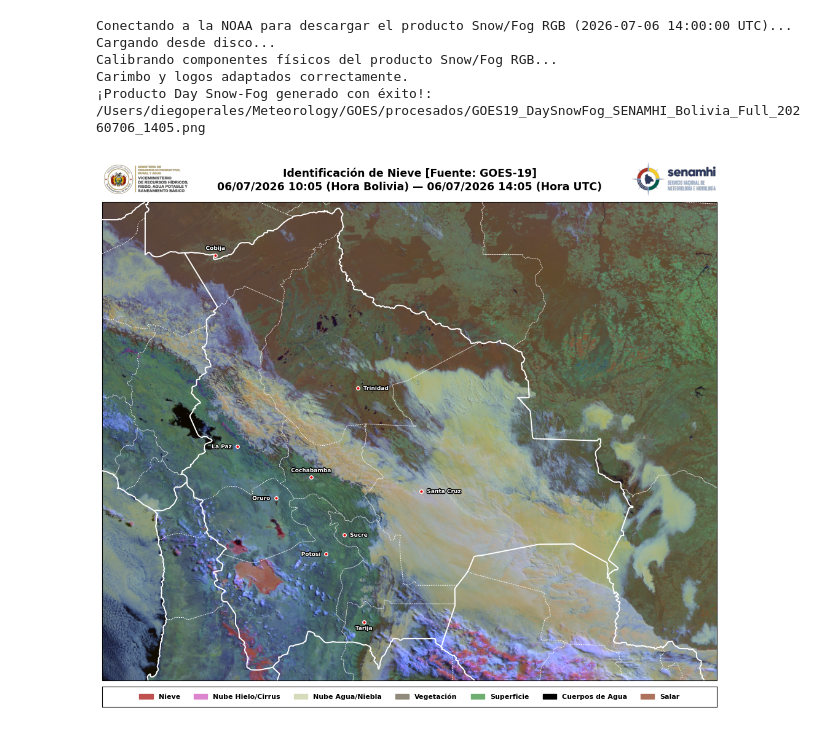
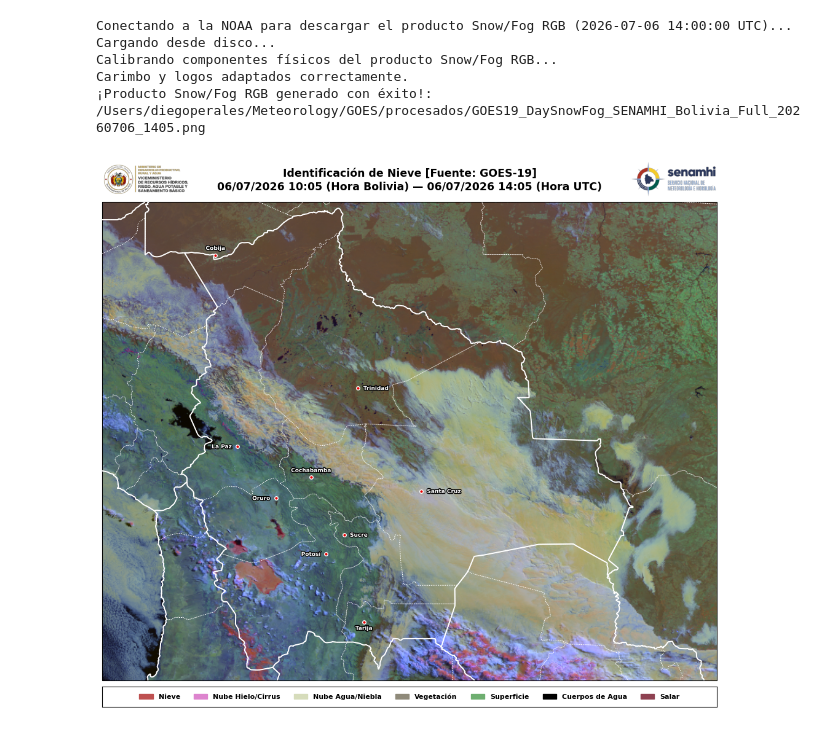
Before and after one commit to diegomapper/goes_env, a Jupyter notebook: Scripts/04_goes19_snowcloud.ipynb, the cells around one changed output. Cells and saved outputs as stored; diff of their text form; code cells hidden in the pictures.

Commit message:
Actualizar el color del salar

```diff
--- a/Scripts/04_goes19_snowcloud.ipynb
+++ b/Scripts/04_goes19_snowcloud.ipynb
@@ -187,7 +187,7 @@ parches_leyenda = [
     mpatches.Patch(color='#8F8A7A', label='Vegetación'),
     mpatches.Patch(color='#6EAE70', label='Superficie'),
     mpatches.Patch(color='#000000', label='Cuerpos de Agua'),
-    mpatches.Patch(color='#AE725C', label='Salar')
+    mpatches.Patch(color='#8E4151', label='Salar')
 ]
 
 leyenda = ax_leyenda.legend(handles=parches_leyenda, loc='center', ncol=7, frameon=False, fontsize=8.0)
@@ -201,32 +201,32 @@ PATH_LOGOS = os.path.join(BASE_DIR, "logos")
 try:
     img_ministerio_path = os.path.join(PATH_LOGOS, "logo_ministerio.png")
     img_senamhi_path = os.path.join(PATH_LOGOS, "logo_senamhi.png")
 
     if os.path.exists(img_ministerio_path) and os.path.exists(img_senamhi_path):
         logo_ministerio = mpimg.imread(img_ministerio_path)
         logo_senamhi = mpimg.imread(img_senamhi_path)
 
         ax_logo_min = fig.add_axes([pos_mapa.x0, pos_mapa.y1 + 0.005, 0.14, 0.07])
         ax_logo_min.imshow(logo_ministerio)
         ax_logo_min.axis('off')
 
         ax_logo_sen = fig.add_axes([pos_mapa.x1 - 0.14, pos_mapa.y1 + 0.005, 0.14, 0.07])
         ax_logo_sen.imshow(logo_senamhi)
         ax_logo_sen.axis('off')
         print("Carimbo y logos adaptados correctamente.")
 except Exception as e:
     print(f"Alerta logos: {e}")
 
 output_name = f"{OUTPUTS}/GOES19_DaySnowFog_SENAMHI_Bolivia_Full_{fecha_utc.strftime('%Y%m%d_%H%M')}.png"
 
 plt.savefig(output_name, dpi=200, bbox_inches='tight', pad_inches=0.03)
 print(f"¡Producto Snow/Fog RGB generado con éxito!: {output_name}")
 
 plt.show()
 # %% [output]
 Conectando a la NOAA para descargar el producto Snow/Fog RGB (2026-07-06 14:00:00 UTC)...
 Cargando desde disco...
 Calibrando componentes físicos del producto Snow/Fog RGB...
 Carimbo y logos adaptados correctamente.
-¡Producto Day Snow-Fog generado con éxito!: /Users/diegoperales/Meteorology/GOES/procesados/GOES19_DaySnowFog_SENAMHI_Bolivia_Full_20260706_1405.png
+¡Producto Snow/Fog RGB generado con éxito!: /Users/diegoperales/Meteorology/GOES/procesados/GOES19_DaySnowFog_SENAMHI_Bolivia_Full_20260706_1405.png
-[figure, old version]
+[figure, new version]
```
